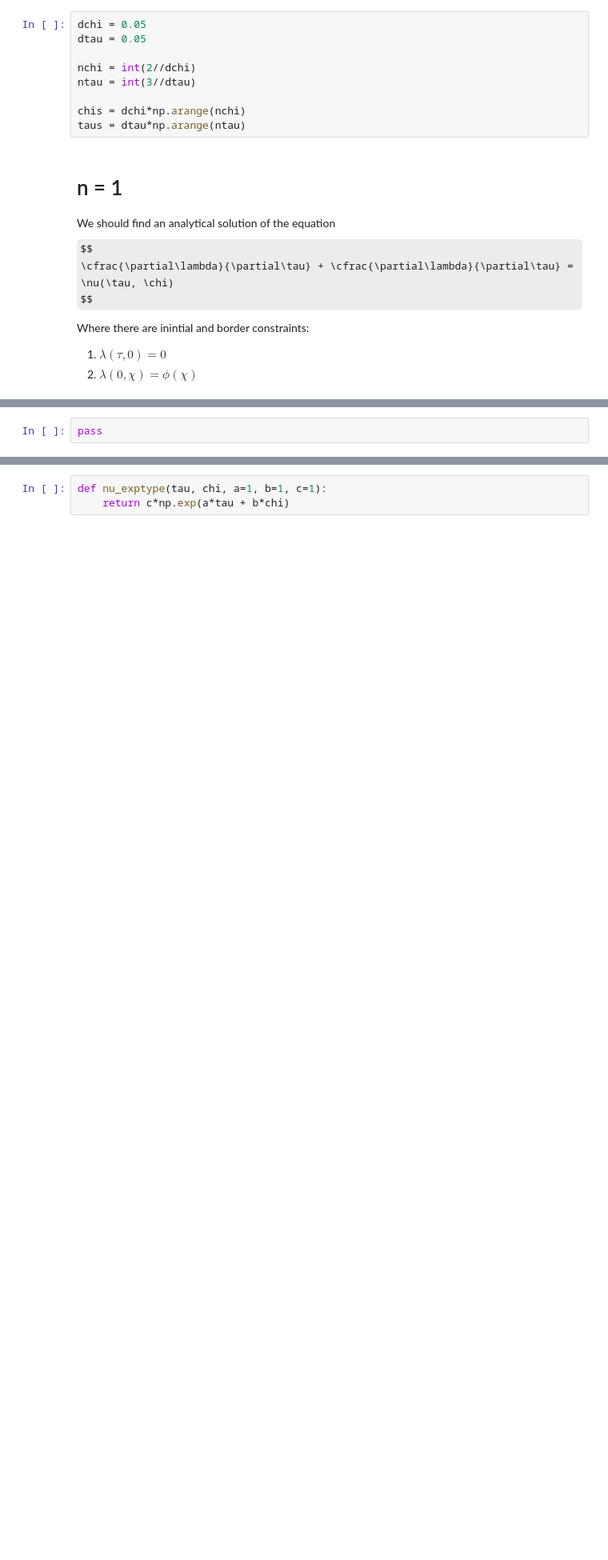
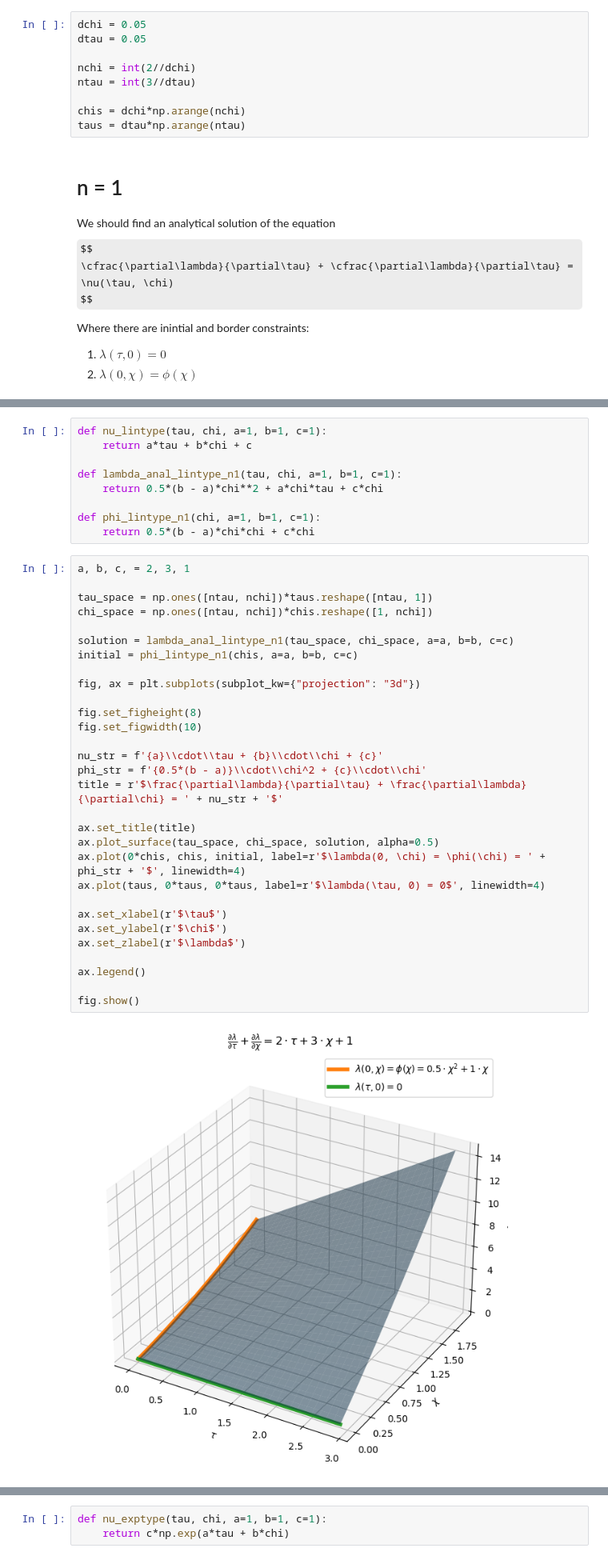
Before and after one commit to zimfv/river-profiles, a Jupyter notebook: Analytical Solutions.ipynb, the cells around one changed output, grey strips where cells are left out. Shown at 80% size. Drawn from its saved outputs; the diff is of its cells as text; some formulas as TeX source; blank space fills up the shorter version.

```diff
--- a/Analytical Solutions.ipynb
+++ b/Analytical Solutions.ipynb
@@ -105,5 +79,44 @@ __Перерешать... Не уверен в арифметике...__
+# %%
+def nu_lintype(tau, chi, a=1, b=1, c=1):
+    return a*tau + b*chi + c
+
+def lambda_anal_lintype_n1(tau, chi, a=1, b=1, c=1):
+    return 0.5*(b - a)*chi**2 + a*chi*tau + c*chi
+
+def phi_lintype_n1(chi, a=1, b=1, c=1):
+    return 0.5*(b - a)*chi*chi + c*chi
 # %%
-pass
+a, b, c, = 2, 3, 1
+
+tau_space = np.ones([ntau, nchi])*taus.reshape([ntau, 1])
+chi_space = np.ones([ntau, nchi])*chis.reshape([1, nchi])
+
+solution = lambda_anal_lintype_n1(tau_space, chi_space, a=a, b=b, c=c)
+initial = phi_lintype_n1(chis, a=a, b=b, c=c)
+
+fig, ax = plt.subplots(subplot_kw={"projection": "3d"})
+
+fig.set_figheight(8)
+fig.set_figwidth(10)
+
+nu_str = f'{a}\\cdot\\tau + {b}\\cdot\\chi + {c}'
+phi_str = f'{0.5*(b - a)}\\cdot\\chi^2 + {c}\\cdot\\chi'
+title = r'$\frac{\partial\lambda}{\partial\tau} + \frac{\partial\lambda}{\partial\chi} = ' + nu_str + '$'
+
+ax.set_title(title)
+ax.plot_surface(tau_space, chi_space, solution, alpha=0.5)
+ax.plot(0*chis, chis, initial, label=r'$\lambda(0, \chi) = \phi(\chi) = ' + phi_str + '$', linewidth=4)
+ax.plot(taus, 0*taus, 0*taus, label=r'$\lambda(\tau, 0) = 0$', linewidth=4)
+
+ax.set_xlabel(r'$\tau$')
+ax.set_ylabel(r'$\chi$')
+ax.set_zlabel(r'$\lambda$')
+
+ax.legend()
+
+fig.show()
+# %% [output]
+[figure, added]
 # %% [markdown]
 ## Exponential $\nu$
 
```
Also changed, not shown: parts of 8 cells of this notebook.
